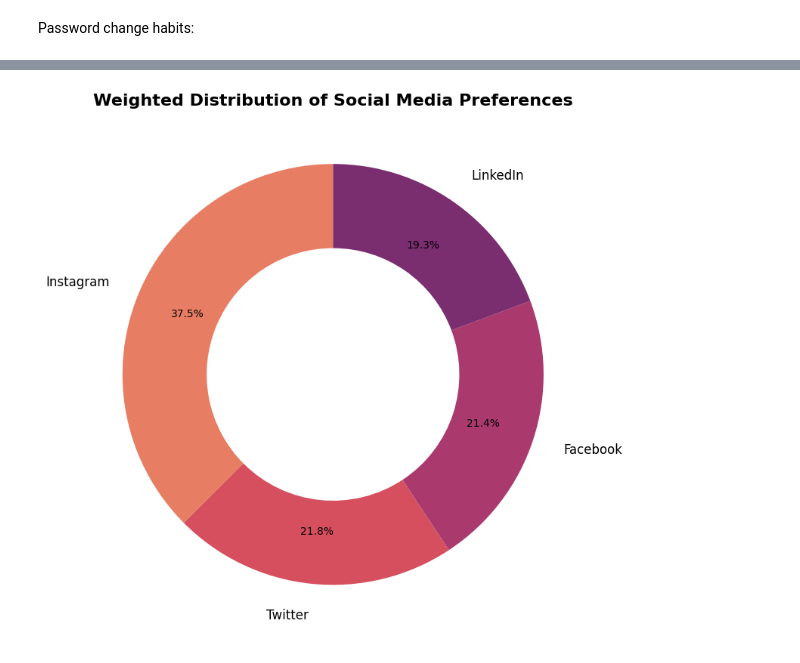
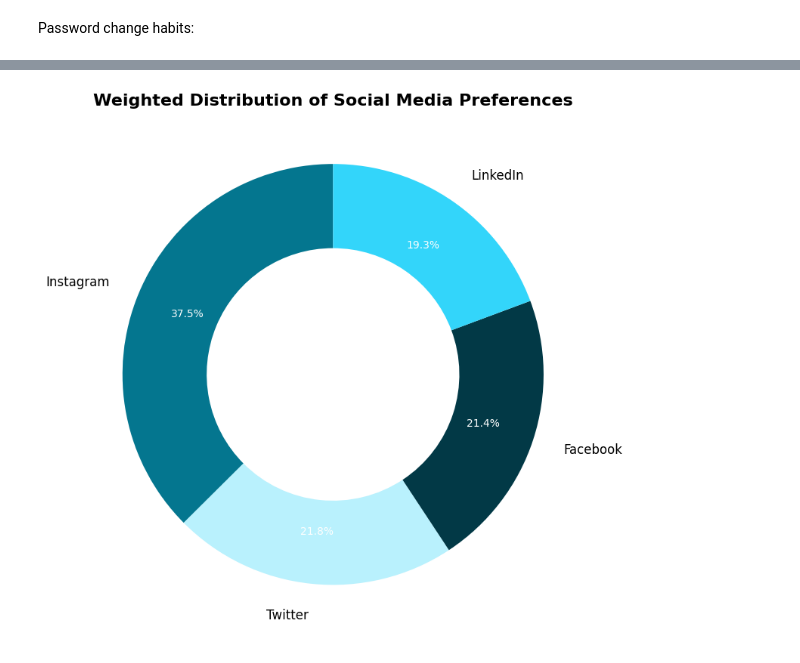
Before and after one commit to zf00593/dataset-project, a Jupyter notebook: visualisation.ipynb, the cells around one changed output, grey strips where cells are left out. Saved outputs shown, nothing was run; the diff lists cells and outputs as text; code cells hidden in the pictures.

```diff
--- a/visualisation.ipynb
+++ b/visualisation.ipynb
@@ -74,31 +73,33 @@ plt.show()
 # %%
 plt.figure(figsize=(8, 8))
 
 wedges, texts, autotexts = plt.pie(
     ranking["Weighted Score"],
     labels=ranking["Social Media"],
     autopct="%1.1f%%",
     startangle=90,
     labeldistance=1.15,
     pctdistance=0.75,
     wedgeprops=dict(width=0.4),
-    colors=sns.color_palette("flare", len(ranking)),
+    colors = ["#04768F", "#B9F1FD", "#023946", "#33D5FA"],
     textprops={"fontsize": 11}
+
 )
 
 for text in texts:
     text.set_fontsize(12)
 
 for autotext in autotexts:
     autotext.set_fontsize(10)
+    autotext.set_color("white")
 
 plt.title(
     "Weighted Distribution of Social Media Preferences",
     fontsize=16,
     fontweight="bold"
 )
 
 plt.tight_layout()
 plt.show()
 # %% [output]
-[figure, old version]
+[figure, new version]
```
Also changed, not shown: parts of 4 cells of this notebook.
